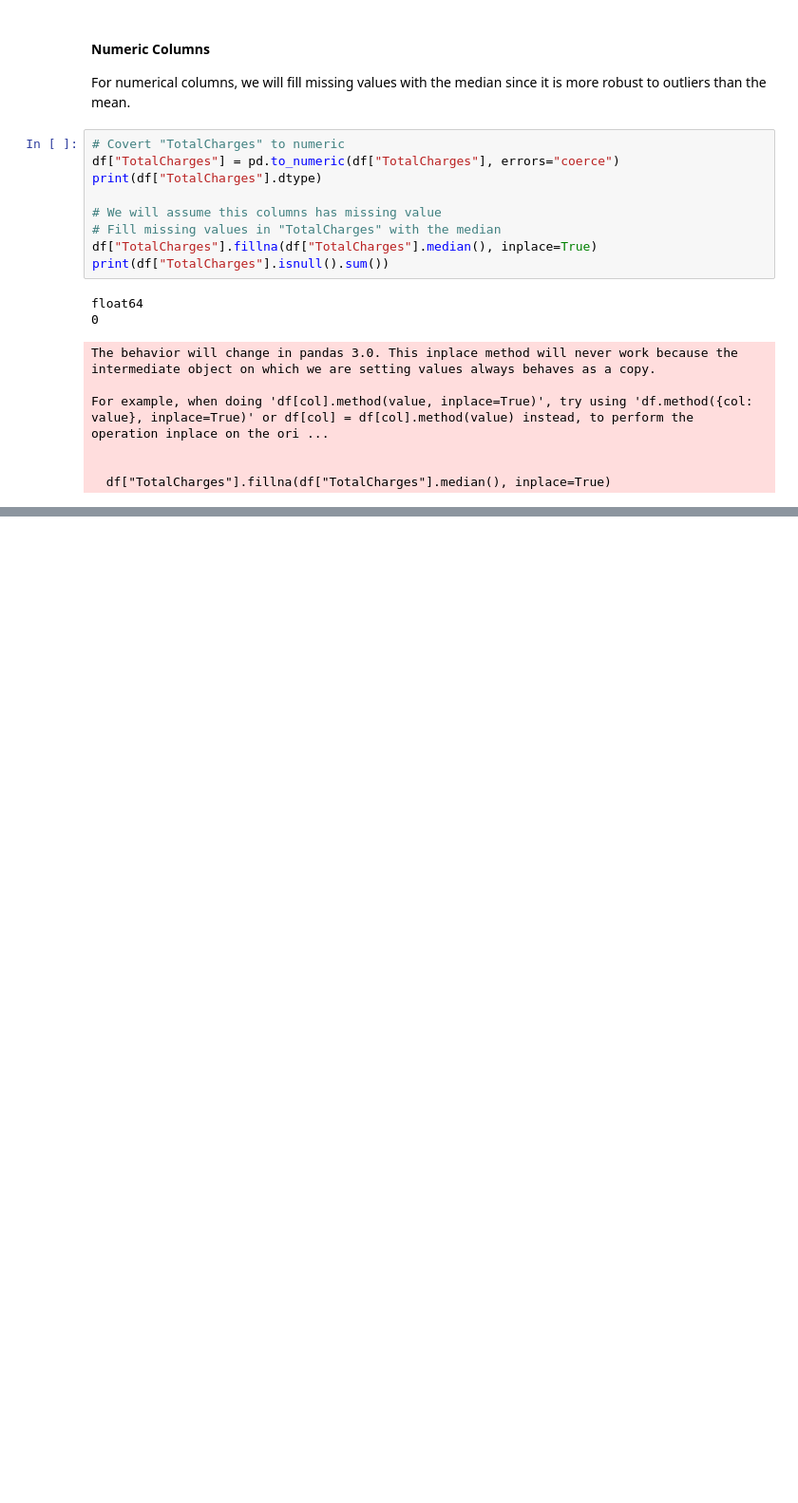
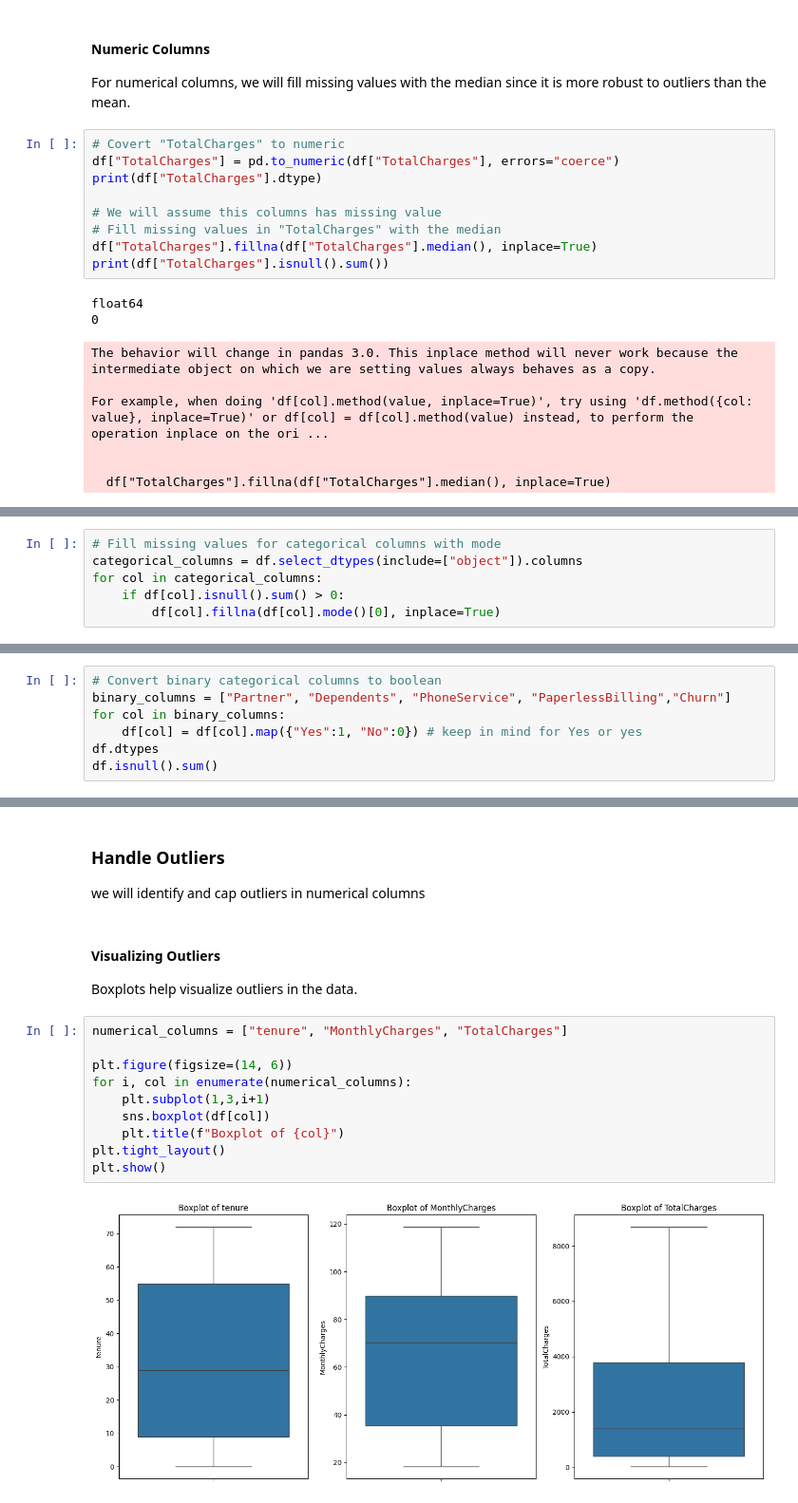
Before and after one commit to kharelprajwol/machine-learning, a Jupyter notebook: projects/1-customer-churn-prediction/customer_churn_prediction/notebooks/02_data_cleaning.ipynb, the cells around one changed output, grey strips where cells are left out. Shown at 95% size. Saved outputs shown, nothing was run; the diff lists cells and outputs as text; blank space fills up the shorter version.

```diff
--- a/projects/1-customer-churn-prediction/customer_churn_prediction/notebooks/02_data_cleaning.ipynb
+++ b/projects/1-customer-churn-prediction/customer_churn_prediction/notebooks/02_data_cleaning.ipynb
@@ -89,0 +108,6 @@ For example, when doing 'df[col].method(value, inplace=True)', try using 'df.met
+# %%
+# Fill missing values for categorical columns with mode
+categorical_columns = df.select_dtypes(include=["object"]).columns
+for col in categorical_columns:
+    if df[col].isnull().sum() > 0:
+        df[col].fillna(df[col].mode()[0], inplace=True)
@@ -89,0 +117,7 @@ For example, when doing 'df[col].method(value, inplace=True)', try using 'df.met
+# %%
+# Convert binary categorical columns to boolean
+binary_columns = ["Partner", "Dependents", "PhoneService", "PaperlessBilling","Churn"]
+for col in binary_columns:
+    df[col] = df[col].map({"Yes":1, "No":0}) # keep in mind for Yes or yes
+df.dtypes
+df.isnull().sum()
@@ -89,0 +142,18 @@ For example, when doing 'df[col].method(value, inplace=True)', try using 'df.met
+# %% [markdown]
+### Handle Outliers
+we will identify and cap outliers in numerical columns
+# %% [markdown]
+#### Visualizing Outliers
+Boxplots help visualize outliers in the data.
+# %%
+numerical_columns = ["tenure", "MonthlyCharges", "TotalCharges"]
+
+plt.figure(figsize=(14, 6))
+for i, col in enumerate(numerical_columns):
+    plt.subplot(1,3,i+1)
+    sns.boxplot(df[col])
+    plt.title(f"Boxplot of {col}")
+plt.tight_layout()
+plt.show()
+# %% [output]
+[figure, added]
```
Also changed, not shown: parts of 14 cells of this notebook.
